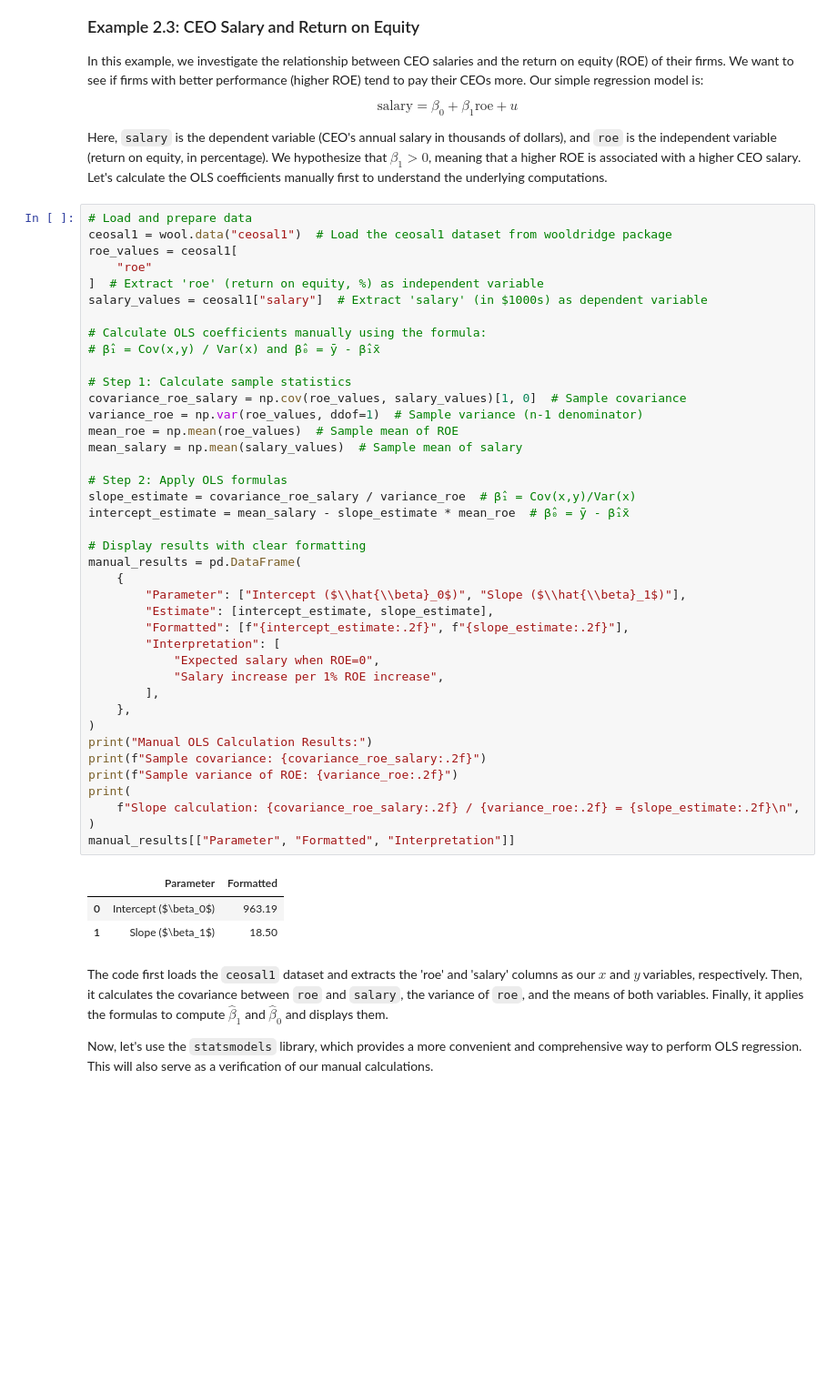
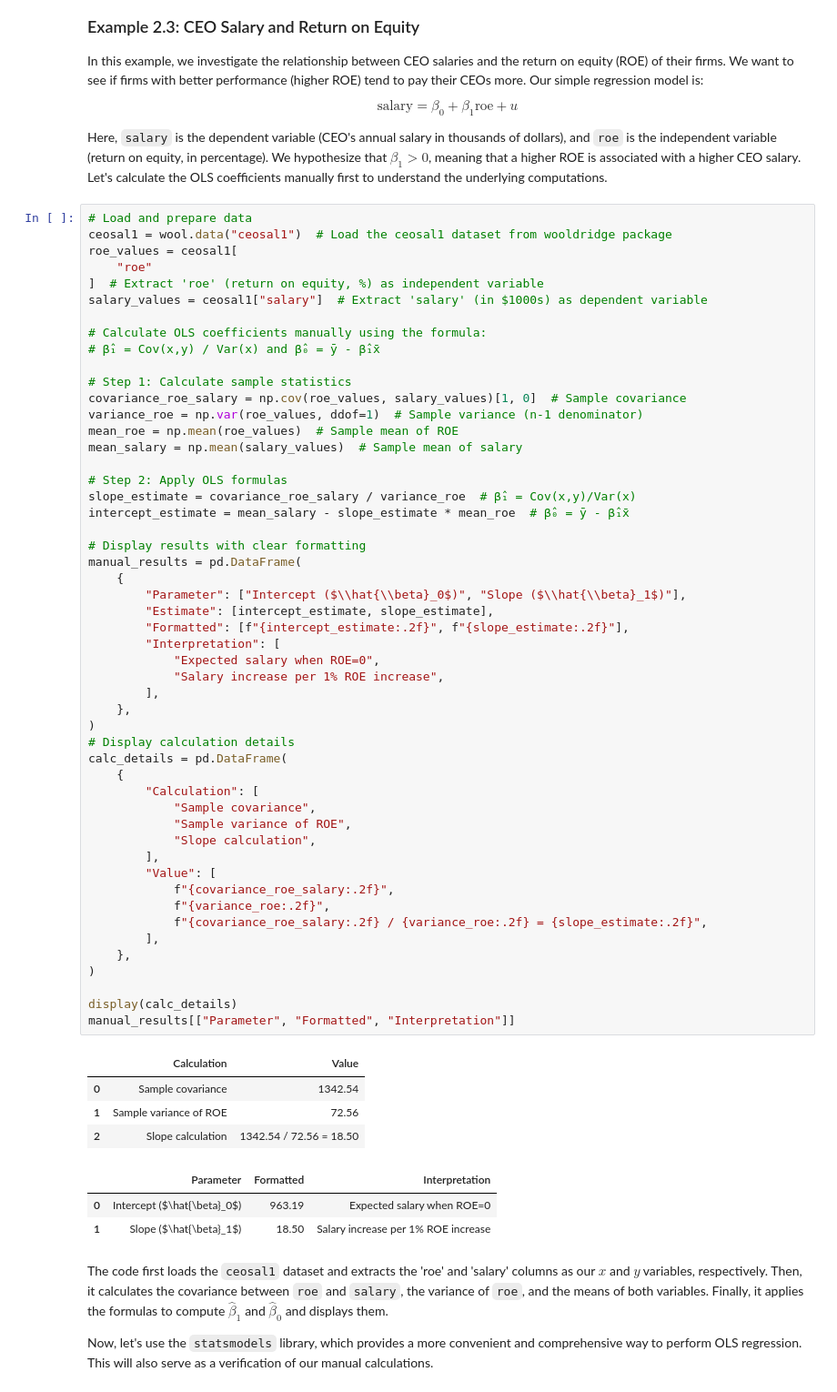
Before and after one commit to jhu-aap-econ/merino, a Jupyter notebook: notebooks/Ch2. The Simple Regression Model.ipynb, the cells around one changed output. Shown at 91% size. Drawn from its saved outputs; the diff is of its cells as text; blank space fills up the shorter version.

```diff
--- a/notebooks/Ch2. The Simple Regression Model.ipynb
+++ b/notebooks/Ch2. The Simple Regression Model.ipynb
@@ -96,41 +96,56 @@ roe_values = ceosal1[
 salary_values = ceosal1["salary"]  # Extract 'salary' (in $1000s) as dependent variable
 
 # Calculate OLS coefficients manually using the formula:
 # β̂₁ = Cov(x,y) / Var(x) and β̂₀ = ȳ - β̂₁x̄
 
 # Step 1: Calculate sample statistics
 covariance_roe_salary = np.cov(roe_values, salary_values)[1, 0]  # Sample covariance
 variance_roe = np.var(roe_values, ddof=1)  # Sample variance (n-1 denominator)
 mean_roe = np.mean(roe_values)  # Sample mean of ROE
 mean_salary = np.mean(salary_values)  # Sample mean of salary
 
 # Step 2: Apply OLS formulas
 slope_estimate = covariance_roe_salary / variance_roe  # β̂₁ = Cov(x,y)/Var(x)
 intercept_estimate = mean_salary - slope_estimate * mean_roe  # β̂₀ = ȳ - β̂₁x̄
 
 # Display results with clear formatting
 manual_results = pd.DataFrame(
     {
         "Parameter": ["Intercept ($\\hat{\\beta}_0$)", "Slope ($\\hat{\\beta}_1$)"],
         "Estimate": [intercept_estimate, slope_estimate],
         "Formatted": [f"{intercept_estimate:.2f}", f"{slope_estimate:.2f}"],
         "Interpretation": [
             "Expected salary when ROE=0",
             "Salary increase per 1% ROE increase",
         ],
     },
 )
-print("Manual OLS Calculation Results:")
-print(f"Sample covariance: {covariance_roe_salary:.2f}")
-print(f"Sample variance of ROE: {variance_roe:.2f}")
-print(
-    f"Slope calculation: {covariance_roe_salary:.2f} / {variance_roe:.2f} = {slope_estimate:.2f}\n",
+# Display calculation details
+calc_details = pd.DataFrame(
+    {
+        "Calculation": [
+            "Sample covariance",
+            "Sample variance of ROE",
+            "Slope calculation",
+        ],
+        "Value": [
+            f"{covariance_roe_salary:.2f}",
+            f"{variance_roe:.2f}",
+            f"{covariance_roe_salary:.2f} / {variance_roe:.2f} = {slope_estimate:.2f}",
+        ],
+    },
 )
+
+display(calc_details)
 manual_results[["Parameter", "Formatted", "Interpretation"]]
 # %% [output]
-|  | Parameter | Formatted |
-| 0 | Intercept ($\beta_0$) | 963.19 |
-| 1 | Slope ($\beta_1$) | 18.50 |
+|  | Calculation | Value |
+| 0 | Sample covariance | 1342.54 |
+| 1 | Sample variance of ROE | 72.56 |
+| 2 | Slope calculation | 1342.54 / 72.56 = 18.50 |
+|  | Parameter | Formatted | Interpretation |
+| 0 | Intercept ($\hat{\beta}_0$) | 963.19 | Expected salary when ROE=0 |
+| 1 | Slope ($\hat{\beta}_1$) | 18.50 | Salary increase per 1% ROE increase |
 # %% [markdown]
 The code first loads the `ceosal1` dataset and extracts the 'roe' and 'salary' columns as our $x$ and $y$ variables, respectively. Then, it calculates the covariance between `roe` and `salary`, the variance of `roe`, and the means of both variables. Finally, it applies the formulas to compute $\hat{\beta}_1$ and $\hat{\beta}_0$ and displays them.
 
```
Also changed, not shown: parts of 7 cells of this notebook, 32 other files.
